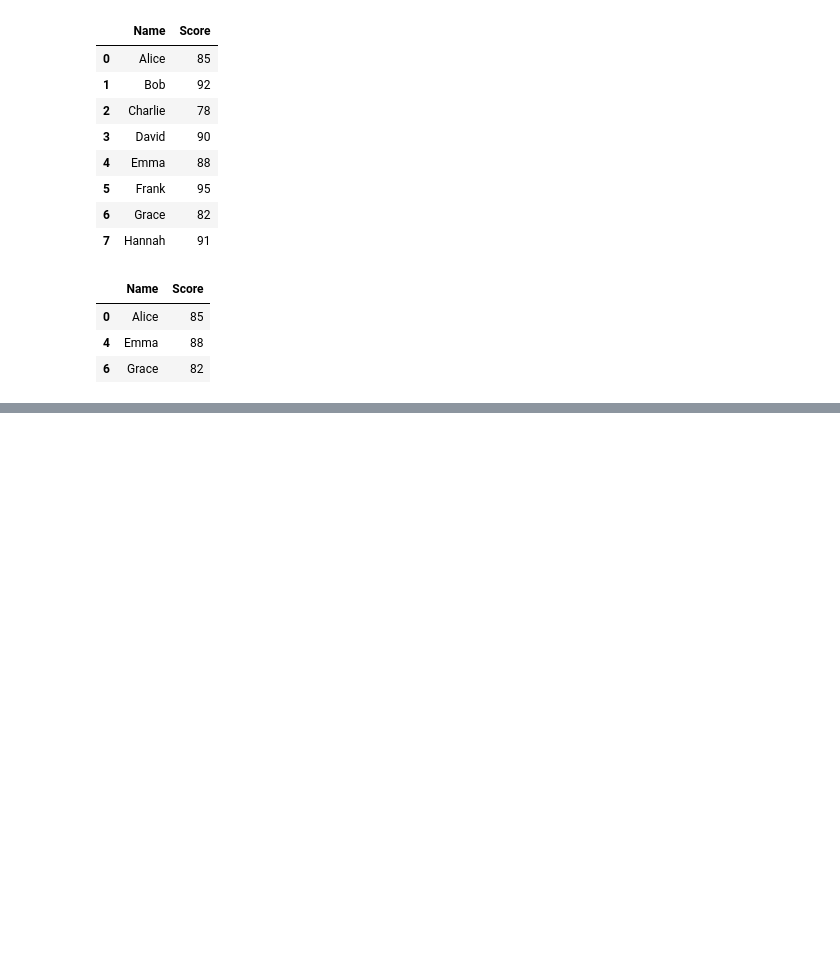
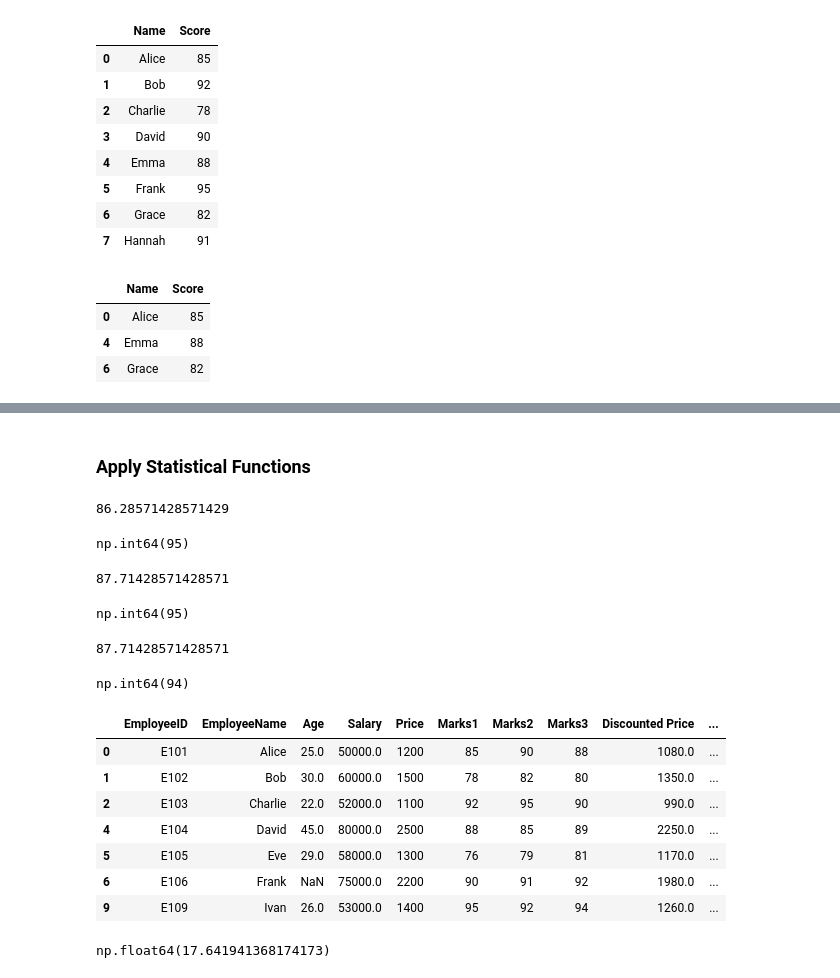
Before and after one commit to nazmul-gub/ai-ml-course, a Jupyter notebook: Python/Pandas/practice.ipynb, the cells around one changed output, grey strips where cells are left out. Cells and saved outputs as stored; diff of their text form; code cells hidden in the pictures; blank space fills up the shorter version.

```diff
--- a/Python/Pandas/practice.ipynb
+++ b/Python/Pandas/practice.ipynb
@@ -159,0 +275,2 @@ df.loc[(df['Score'] < 90) & (df['Score'] > 80)]
+# %%
+df = df[df["Salary"].notna()]
@@ -159,0 +288,37 @@ df.loc[(df['Score'] < 90) & (df['Score'] > 80)]
+# %% [markdown]
+### Apply Statistical Functions
+# %%
+print(df["Marks1"].mean())
+df["Marks1"].max()
+# %% [output]
+86.28571428571429
+np.int64(95)
+# %%
+print(df["Marks2"].mean())
+df["Marks2"].max()
+# %% [output]
+87.71428571428571
+np.int64(95)
+# %%
+print(df["Marks3"].mean())
+df["Marks3"].max()
+# %% [output]
+87.71428571428571
+np.int64(94)
+# %%
+df["Total Marks"] = df.iloc[::, 5:8].sum(axis=1)
+# %%
+df
+# %% [output]
+|  | EmployeeID | EmployeeName | Age | Salary | Price | Marks1 | Marks2 | Marks3 | Discounted Price | ... |
+| 0 | E101 | Alice | 25.0 | 50000.0 | 1200 | 85 | 90 | 88 | 1080.0 | ... |
+| 1 | E102 | Bob | 30.0 | 60000.0 | 1500 | 78 | 82 | 80 | 1350.0 | ... |
+| 2 | E103 | Charlie | 22.0 | 52000.0 | 1100 | 92 | 95 | 90 | 990.0 | ... |
+| 4 | E104 | David | 45.0 | 80000.0 | 2500 | 88 | 85 | 89 | 2250.0 | ... |
+| 5 | E105 | Eve | 29.0 | 58000.0 | 1300 | 76 | 79 | 81 | 1170.0 | ... |
+| 6 | E106 | Frank | NaN | 75000.0 | 2200 | 90 | 91 | 92 | 1980.0 | ... |
+| 9 | E109 | Ivan | 26.0 | 53000.0 | 1400 | 95 | 92 | 94 | 1260.0 | ... |
+# %%
+df["Total Marks"].std()
+# %% [output]
+np.float64(17.641941368174173)
```
Also changed, not shown: parts of 13 cells of this notebook, 19 other files.
